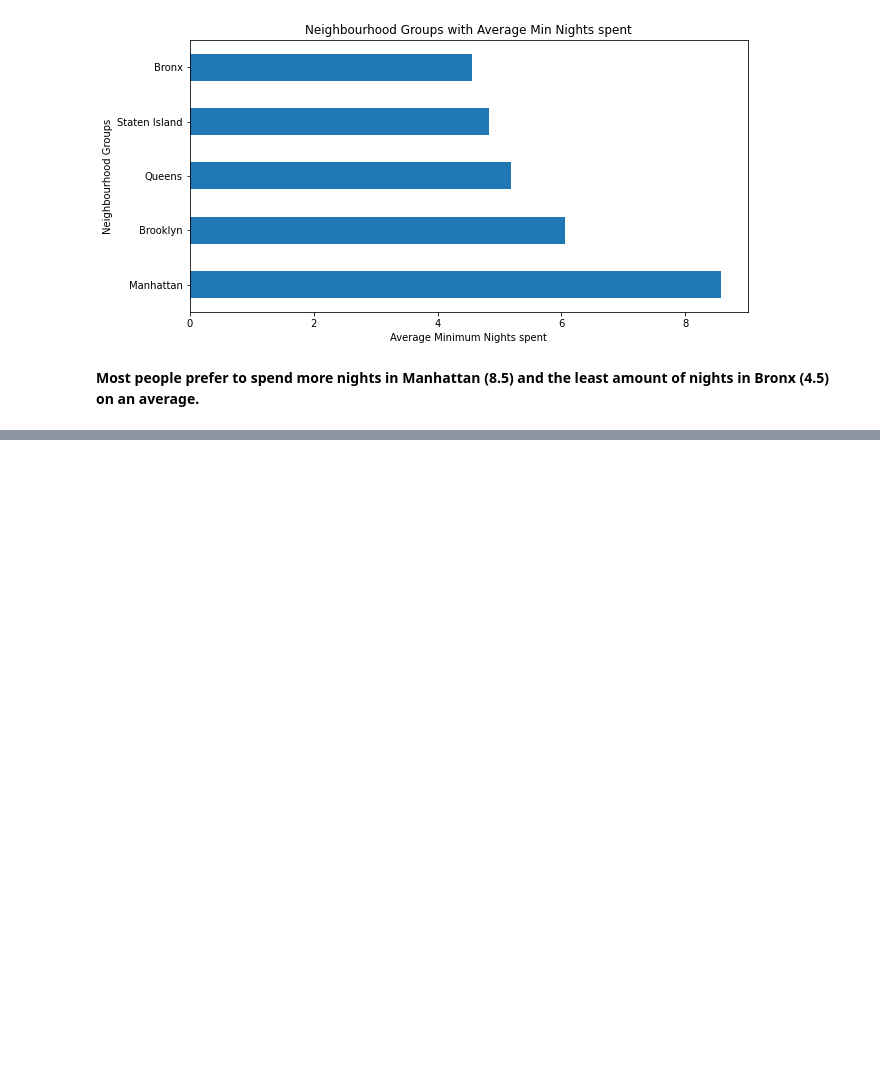
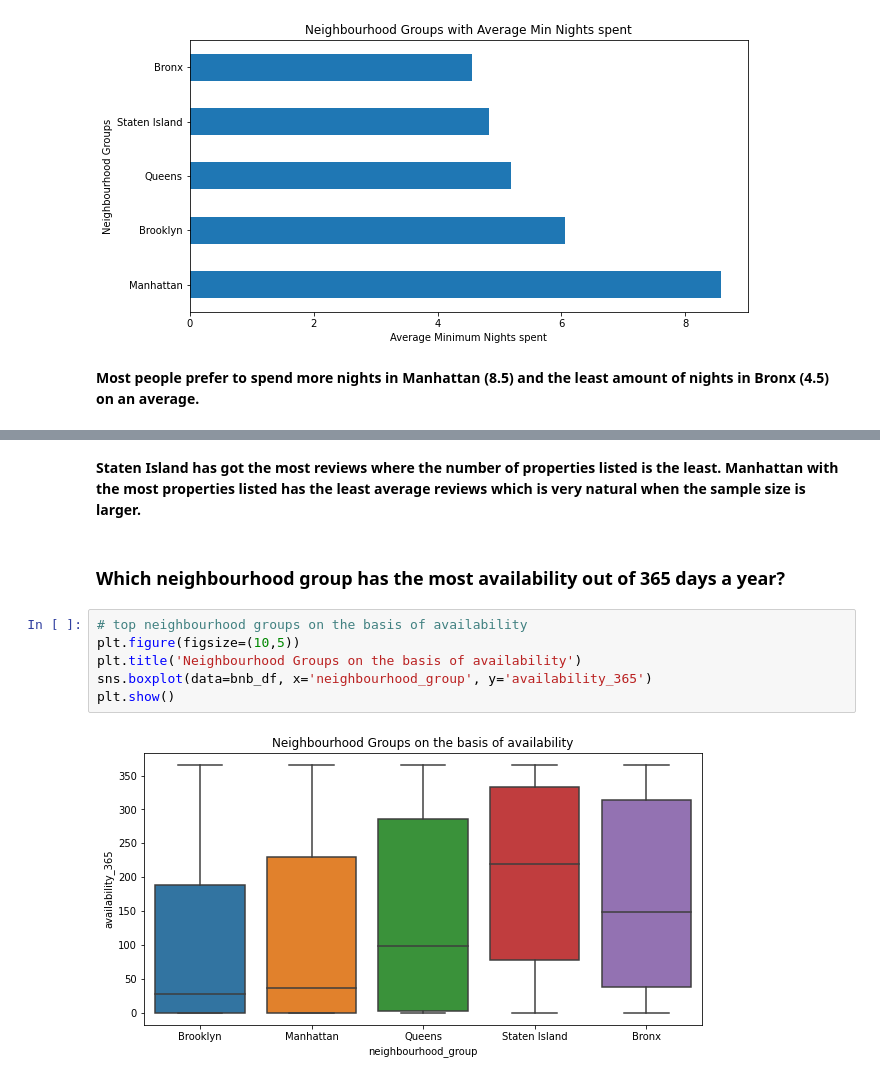
Before and after one commit to Rudrajit12/Airbnb-Bookings-Analysis, a Jupyter notebook: Airbnb_Bookings_Analysis_Capstone_Project.ipynb, the cells around one changed output, grey strips where cells are left out. Saved outputs shown, nothing was run; the diff lists cells and outputs as text; blank space fills up the shorter version.

```diff
--- a/Airbnb_Bookings_Analysis_Capstone_Project.ipynb
+++ b/Airbnb_Bookings_Analysis_Capstone_Project.ipynb
@@ -472,0 +517,12 @@ Name: minimum_nights, dtype: float64
+# %% [markdown]
+**Staten Island has got the most reviews where the number of properties listed is the least. Manhattan with the most properties listed has the least average reviews which is very natural when the sample size is larger.**
+# %% [markdown]
+### **Which neighbourhood group has the most availability out of 365 days a year?**
+# %%
+# top neighbourhood groups on the basis of availability
+plt.figure(figsize=(10,5))
+plt.title('Neighbourhood Groups on the basis of availability')
+sns.boxplot(data=bnb_df, x='neighbourhood_group', y='availability_365')
+plt.show()
+# %% [output]
+[figure, added]
```
Also changed, not shown: parts of 26 cells of this notebook.
